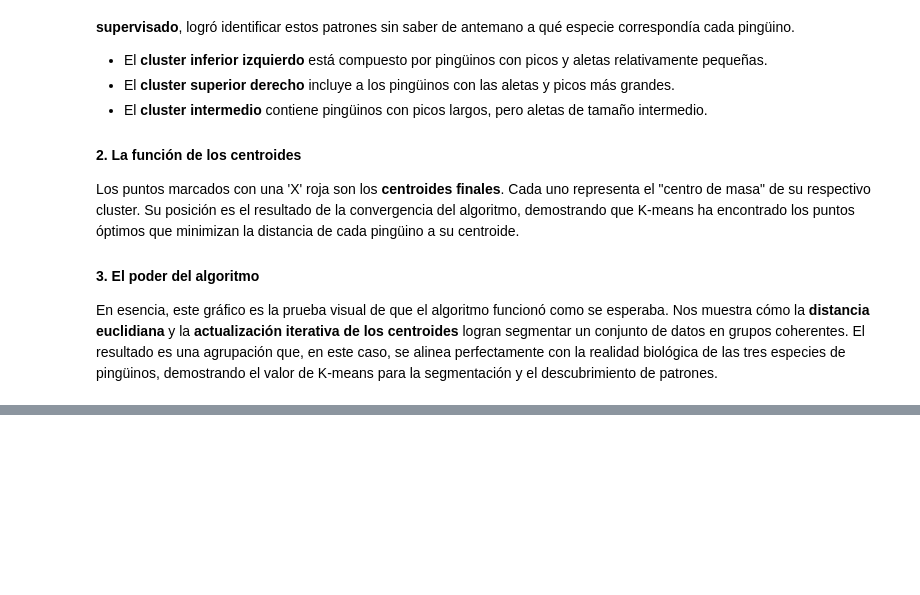
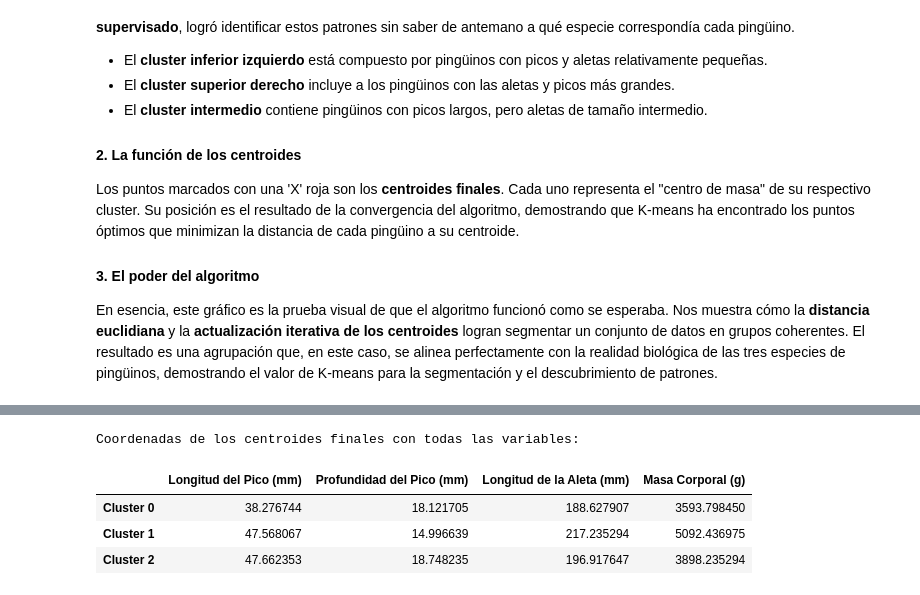
Before and after one commit to valenlopezzz04/K-means-Expo, a Jupyter notebook: K_means.ipynb, the cells around one changed output, grey strips where cells are left out. Cells and saved outputs as stored; diff of their text form; code cells hidden in the pictures; blank space fills up the shorter version.

```diff
--- a/K_means.ipynb
+++ b/K_means.ipynb
@@ -263,0 +271,35 @@ En esencia, este gráfico es la prueba visual de que el algoritmo funcionó como
+# %%
+# Suponiendo que 'penguins_clean' ya está limpio
+# 1. Seleccionar todas las variables numéricas
+X_all_numeric = penguins_clean[['bill_length_mm', 'bill_depth_mm', 'flipper_length_mm', 'body_mass_g']]
+
+# 2. Estandarizar los datos (¡este paso es ahora más crucial!)
+# Las variables como 'body_mass_g' tienen valores mucho más grandes,
+# y la estandarización evita que dominen el cálculo de distancias.
+scaler_all = StandardScaler()
+X_all_scaled = scaler_all.fit_transform(X_all_numeric)
+
+# 3. Aplicar K-means con K=3 a los datos estandarizados
+kmeans_all = KMeans(n_clusters=3, random_state=42, n_init=10)
+clusters_all = kmeans_all.fit_predict(X_all_scaled)
+
+# 4. Obtener las coordenadas de los centroides y revertir la estandarización
+centroides_all_scaled = kmeans_all.cluster_centers_
+centroides_all_original = scaler_all.inverse_transform(centroides_all_scaled)
+
+# 5. Crear el DataFrame de centroides para una visualización clara
+centroides_all_df = pd.DataFrame(
+    centroides_all_original,
+    columns=['Longitud del Pico (mm)', 'Profundidad del Pico (mm)', 'Longitud de la Aleta (mm)', 'Masa Corporal (g)']
+)
+centroides_all_df.index = [f'Cluster {i}' for i in range(3)]
+
+# Mostrar la tabla de resultados
+print("Coordenadas de los centroides finales con todas las variables:")
+display(centroides_all_df)
+# %% [output]
+Coordenadas de los centroides finales con todas las variables:
+|  | Longitud del Pico (mm) | Profundidad del Pico (mm) | Longitud de la Aleta (mm) | Masa Corporal (g) |
+| Cluster 0 | 38.276744 | 18.121705 | 188.627907 | 3593.798450 |
+| Cluster 1 | 47.568067 | 14.996639 | 217.235294 | 5092.436975 |
+| Cluster 2 | 47.662353 | 18.748235 | 196.917647 | 3898.235294 |
```
Also changed, not shown: parts of 5 cells of this notebook.
